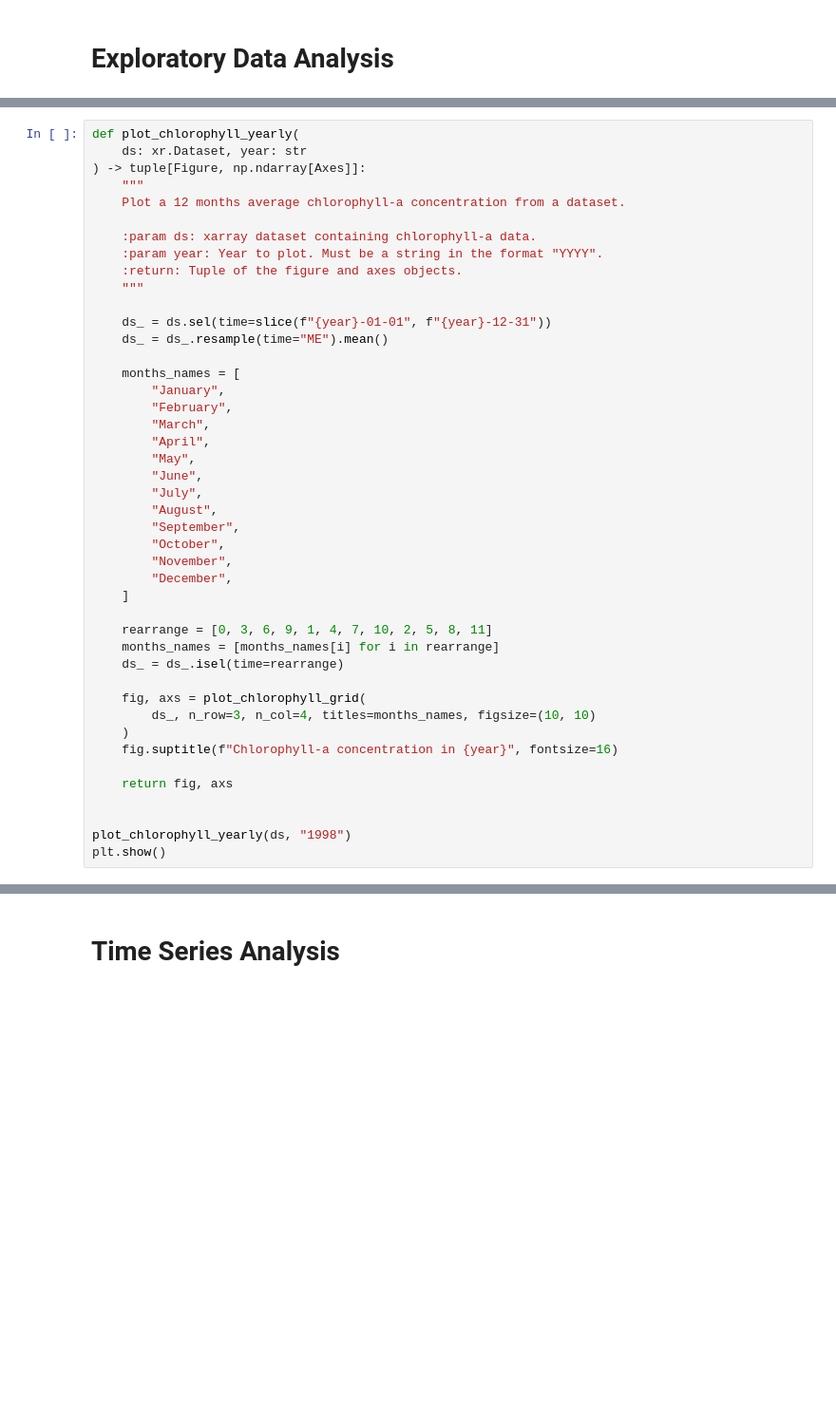
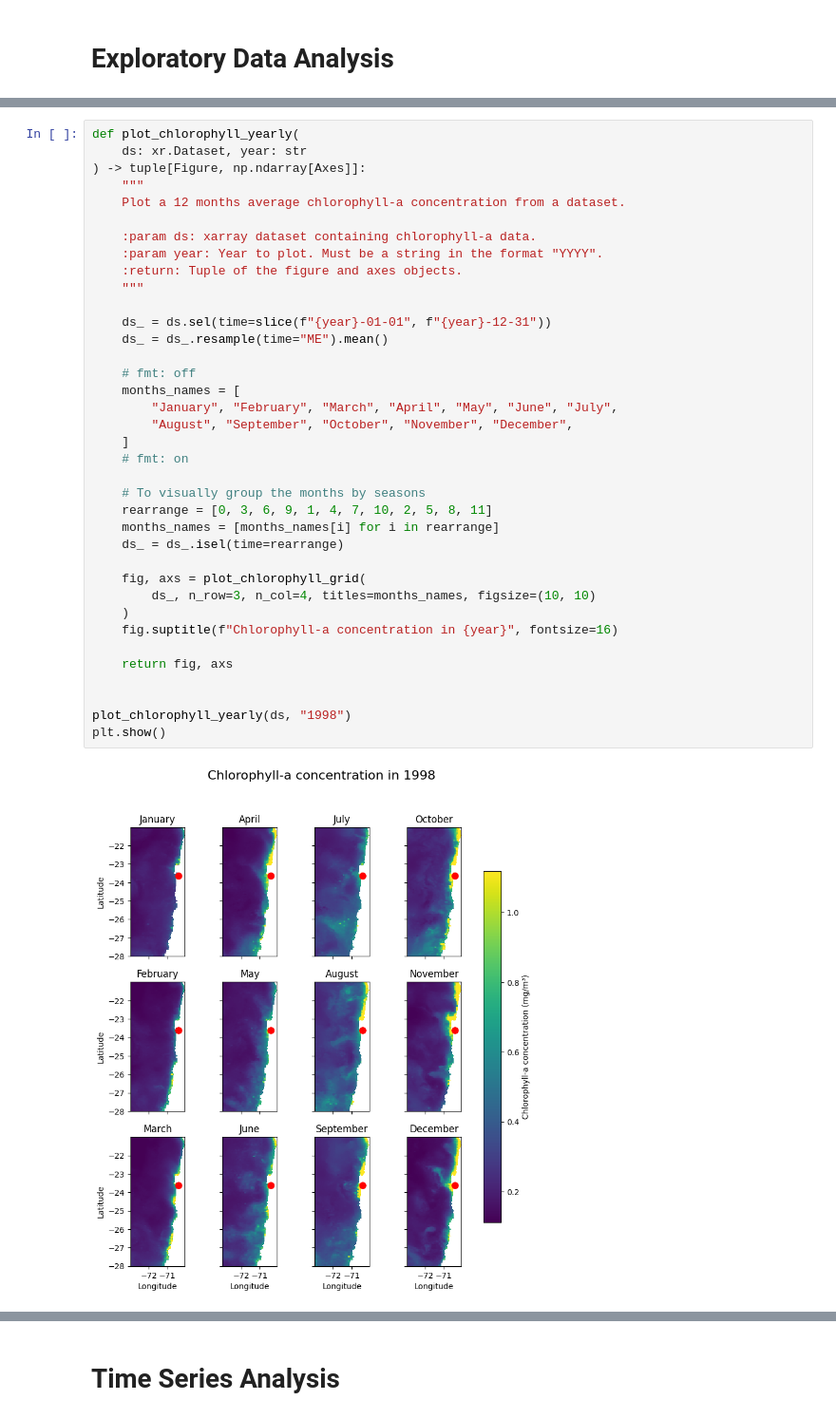
Before and after one commit to framunoz/forecasting-task, a Jupyter notebook: forecasting-task.ipynb, the cells around one changed output, grey strips where cells are left out. Shown at 95% size. Cells and saved outputs as stored; diff of their text form; blank space fills up the shorter version.

```diff
--- a/forecasting-task.ipynb
+++ b/forecasting-task.ipynb
@@ -310,45 +335,40 @@ def plot_chlorophyll_yearly(
     ds: xr.Dataset, year: str
 ) -> tuple[Figure, np.ndarray[Axes]]:
     """
     Plot a 12 months average chlorophyll-a concentration from a dataset.
 
     :param ds: xarray dataset containing chlorophyll-a data.
     :param year: Year to plot. Must be a string in the format "YYYY".
     :return: Tuple of the figure and axes objects.
     """
 
     ds_ = ds.sel(time=slice(f"{year}-01-01", f"{year}-12-31"))
     ds_ = ds_.resample(time="ME").mean()
 
+    # fmt: off
     months_names = [
-        "January",
-        "February",
-        "March",
-        "April",
-        "May",
-        "June",
-        "July",
-        "August",
-        "September",
-        "October",
-        "November",
-        "December",
+        "January", "February", "March", "April", "May", "June", "July",
+        "August", "September", "October", "November", "December",
     ]
+    # fmt: on
 
+    # To visually group the months by seasons
     rearrange = [0, 3, 6, 9, 1, 4, 7, 10, 2, 5, 8, 11]
     months_names = [months_names[i] for i in rearrange]
     ds_ = ds_.isel(time=rearrange)
 
     fig, axs = plot_chlorophyll_grid(
         ds_, n_row=3, n_col=4, titles=months_names, figsize=(10, 10)
     )
     fig.suptitle(f"Chlorophyll-a concentration in {year}", fontsize=16)
 
     return fig, axs
 
 
 plot_chlorophyll_yearly(ds, "1998")
 plt.show()
+# %% [output]
+[figure, added]
 # %%
 def plot_chlorophyll_seasonly(
     ds: xr.Dataset, year: str
```
Also changed, not shown: parts of 49 cells of this notebook.
